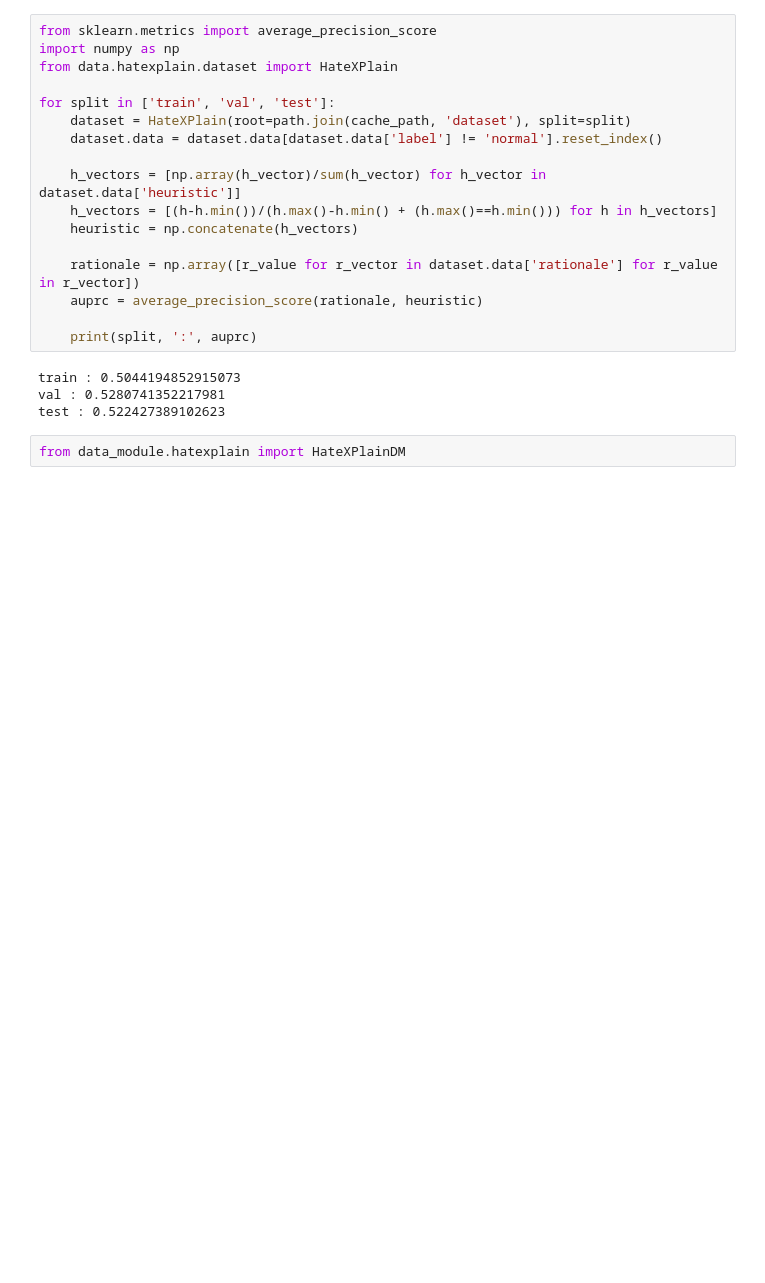
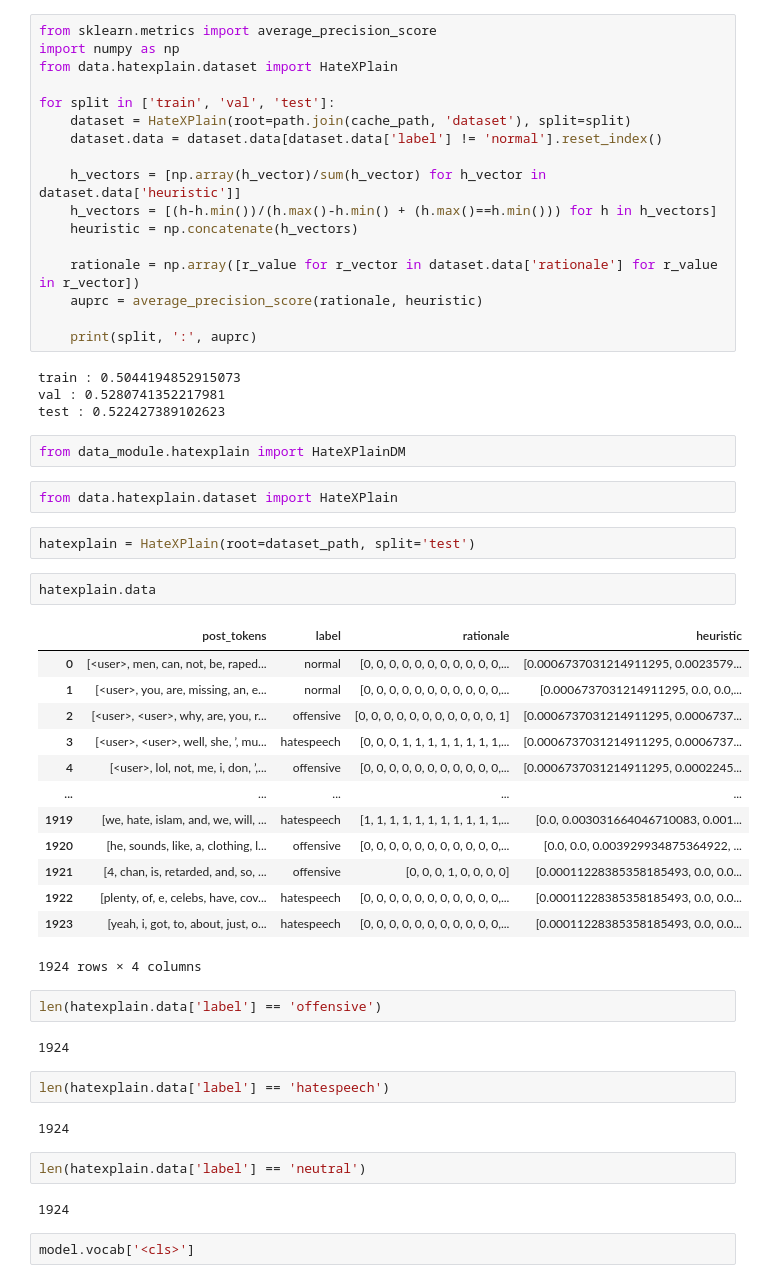
Before and after one commit to Kihansi95/ExplanationPairSentencesTasks, a Jupyter notebook: notebooks/2022-07-27 HateXplain.ipynb, the cells around one changed output. Cells and saved outputs as stored; diff of their text form; blank space fills up the shorter version.

```diff
--- a/notebooks/2022-07-27 HateXplain.ipynb
+++ b/notebooks/2022-07-27 HateXplain.ipynb
@@ -688,3 +647,37 @@ val : 0.5280741352217981
 test : 0.522427389102623
 # %%
 from data_module.hatexplain import HateXPlainDM
+# %%
+from data.hatexplain.dataset import HateXPlain
+# %%
+hatexplain = HateXPlain(root=dataset_path, split='test')
+# %%
+hatexplain.data
+# %% [output]
+|  | post_tokens | label | rationale | heuristic |
+| 0 | [<user>, men, can, not, be, raped... | normal | [0, 0, 0, 0, 0, 0, 0, 0, 0, 0, 0,... | [0.0006737031214911295, 0.0023579... |
+| 1 | [<user>, you, are, missing, an, e... | normal | [0, 0, 0, 0, 0, 0, 0, 0, 0, 0, 0,... | [0.0006737031214911295, 0.0, 0.0,... |
+| 2 | [<user>, <user>, why, are, you, r... | offensive | [0, 0, 0, 0, 0, 0, 0, 0, 0, 0, 0, 1] | [0.0006737031214911295, 0.0006737... |
+| 3 | [<user>, <user>, well, she, ’, mu... | hatespeech | [0, 0, 0, 1, 1, 1, 1, 1, 1, 1, 1,... | [0.0006737031214911295, 0.0006737... |
+| 4 | [<user>, lol, not, me, i, don, ’,... | offensive | [0, 0, 0, 0, 0, 0, 0, 0, 0, 0, 0,... | [0.0006737031214911295, 0.0002245... |
+| ... | ... | ... | ... | ... |
+| 1919 | [we, hate, islam, and, we, will, ... | hatespeech | [1, 1, 1, 1, 1, 1, 1, 1, 1, 1, 1,... | [0.0, 0.003031664046710083, 0.001... |
+| 1920 | [he, sounds, like, a, clothing, l... | offensive | [0, 0, 0, 0, 0, 0, 0, 0, 0, 0, 0,... | [0.0, 0.0, 0.003929934875364922, ... |
+| 1921 | [4, chan, is, retarded, and, so, ... | offensive | [0, 0, 0, 1, 0, 0, 0, 0] | [0.00011228385358185493, 0.0, 0.0... |
+| 1922 | [plenty, of, e, celebs, have, cov... | hatespeech | [0, 0, 0, 0, 0, 0, 0, 0, 0, 0, 0,... | [0.00011228385358185493, 0.0, 0.0... |
+| 1923 | [yeah, i, got, to, about, just, o... | hatespeech | [0, 0, 0, 0, 0, 0, 0, 0, 0, 0, 0,... | [0.00011228385358185493, 0.0, 0.0... |
+1924 rows × 4 columns
+# %%
+len(hatexplain.data['label'] == 'offensive')
+# %% [output]
+1924
+# %%
+len(hatexplain.data['label'] == 'hatespeech')
+# %% [output]
+1924
+# %%
+len(hatexplain.data['label'] == 'neutral')
+# %% [output]
+1924
+# %%
+model.vocab['<cls>']
```
Also changed, not shown: parts of 4 cells of this notebook, 29 other files.
